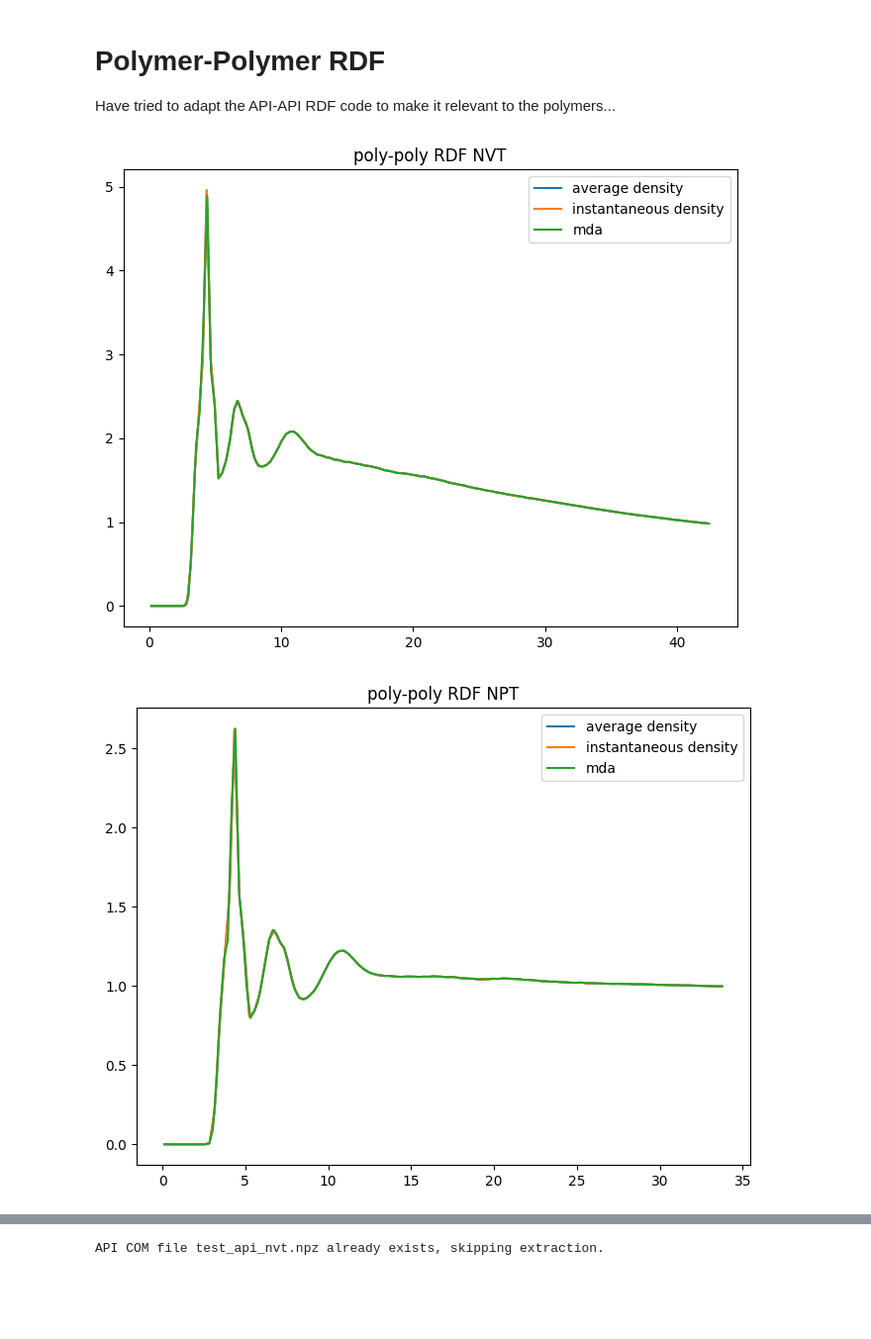
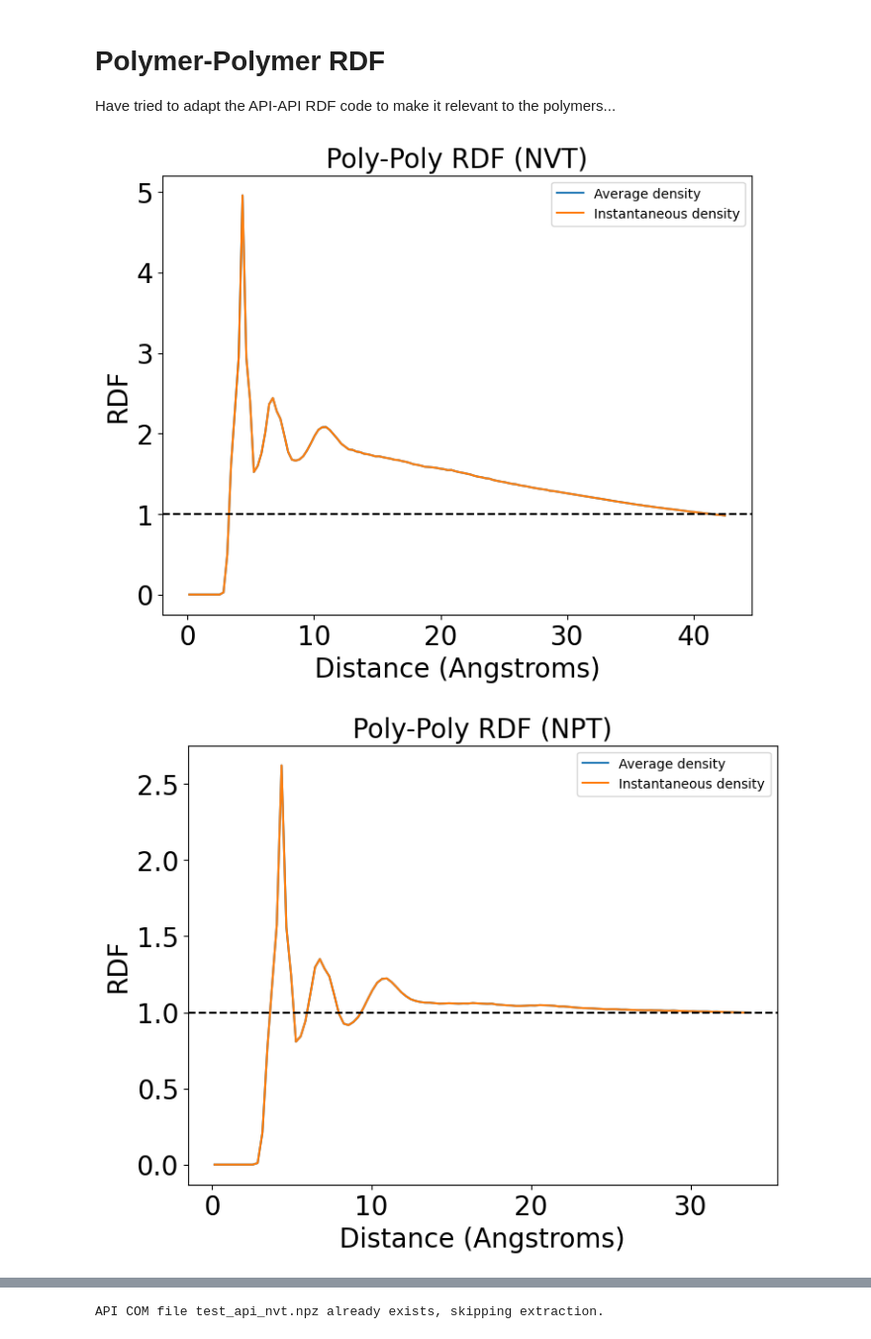
Before and after one commit to Luca-Gasparro/breaking_bad, a Jupyter notebook: rdf/rdf_results.ipynb, the cells around one changed output, grey strips where cells are left out. Shown at 99% size. Drawn from its saved outputs; the diff is of its cells as text; code cells hidden in the pictures; blank space fills up the shorter version.

```diff
--- a/rdf/rdf_results.ipynb
+++ b/rdf/rdf_results.ipynb
@@ -113,7 +156,7 @@ Update: After reading the source code it seems MDAnalysis is using an average de
 Have tried to adapt the API-API RDF code to make it relevant to the polymers...
 # %%
 # ----- NVT Simulation ------
-man_poly_bins_avg_nvt, man_poly_rdf_avg_nvt = rdf_analysis.polymer_polymer_rdf_manual(
+poly_bins_nvt_avg, poly_rdf_nvt_avg = rdf_analysis.polymer_polymer_rdf_manual(
     polymer_topology_file="dry_nvt_polymer.tpr",
     polymer_trajectory_file="dry_nvt_trim_polymers.xtc",
     reference_particle_name="N1",
@@ -121,7 +164,7 @@ man_poly_bins_avg_nvt, man_poly_rdf_avg_nvt = rdf_analysis.polymer_polymer_rdf_m
     instantaneous=False,
     start_time=2000,
 )
-man_poly_bins_inst_nvt, man_poly_rdf_inst_nvt = rdf_analysis.polymer_polymer_rdf_manual(
+poly_bins_nvt_inst, poly_rdf_nvt_inst = rdf_analysis.polymer_polymer_rdf_manual(
     polymer_topology_file="dry_nvt_polymer.tpr",
     polymer_trajectory_file="dry_nvt_trim_polymers.xtc",
     reference_particle_name="N1",
@@ -130,56 +173,45 @@ man_poly_bins_inst_nvt, man_poly_rdf_inst_nvt = rdf_analysis.polymer_polymer_rdf
     start_time=2000,
 )
 
-mda_poly_bins_nvt, mda_poly_rdf_nvt = rdf_analysis.polymer_polymer_rdf(
-    polymer_topology_file="dry_nvt_polymer.tpr",
-    polymer_trajectory_file="dry_nvt_trim_polymers.xtc",
-    polymer_atom_name="N1",
-    start_time=2000,
-    frame_strides=[1],
-)
-
 plt.figure(figsize=(8, 6))
-plt.plot(man_poly_bins_avg_nvt, man_poly_rdf_avg_nvt, label="average density")
-plt.plot(man_poly_bins_inst_nvt, man_poly_rdf_inst_nvt, label="instantaneous density")
-plt.plot(mda_poly_bins_nvt, mda_poly_rdf_nvt[0], label="mda")
-plt.title("poly-poly RDF NVT")
+plt.plot(poly_bins_nvt_avg, poly_rdf_nvt_avg, label="Average density")
+plt.plot(poly_bins_nvt_inst, poly_rdf_nvt_inst, label="Instantaneous density")
+plt.title("Poly-Poly RDF (NVT)", fontsize=20)
+plt.xlabel("Distance (Angstroms)", fontsize=20)
+plt.ylabel("RDF", fontsize=20)
+plt.axhline(y=1, linestyle="--", color="k")
+plt.tick_params(labelsize=20)
 plt.legend()
 plt.savefig("poly_poly_rdf_nvt.png", dpi=300)
 # %% [output]
-[figure, old version]
+[figure, new version]
 # %%
 # ----- NPT Simulation ------
-man_poly_bins_avg_npt, man_poly_rdf_avg_npt = rdf_analysis.polymer_polymer_rdf_manual(
+poly_bins_npt_avg, poly_rdf_npt_avg = rdf_analysis.polymer_polymer_rdf_manual(
     polymer_topology_file="dry_npt_polymer.tpr",
     polymer_trajectory_file="dry_npt_trim_polymers.xtc",
     reference_particle_name="N1",
     bin_width=0.3,
     instantaneous=False,
     start_time=2000,
 )
-man_poly_bins_inst_npt, man_poly_rdf_inst_npt = rdf_analysis.polymer_polymer_rdf_manual(
+poly_bins_npt_inst, poly_rdf_npt_inst = rdf_analysis.polymer_polymer_rdf_manual(
     polymer_topology_file="dry_npt_polymer.tpr",
     polymer_trajectory_file="dry_npt_trim_polymers.xtc",
     reference_particle_name="N1",
     bin_width=0.3,
     instantaneous=True,
     start_time=2000,
 )
-
-mda_poly_bins_npt, mda_poly_rdf_npt = rdf_analysis.polymer_polymer_rdf(
-    polymer_topology_file="dry_npt_polymer.tpr",
-    polymer_trajectory_file="dry_npt_trim_polymers.xtc",
-    polymer_atom_name="N1",
-    start_time=2000,
-    frame_strides=[1],
-)
-
 plt.figure(figsize=(8, 6))
-plt.plot(man_poly_bins_avg_npt, man_poly_rdf_avg_npt, label="average density")
-plt.plot(man_poly_bins_inst_npt, man_poly_rdf_inst_npt, label="instantaneous density")
-plt.plot(mda_poly_bins_npt, mda_poly_rdf_npt[0], label="mda")
-plt.title("poly-poly RDF NPT")
+plt.plot(poly_bins_npt_avg, poly_rdf_npt_avg, label="Average density")
+plt.plot(poly_bins_npt_inst, poly_rdf_npt_inst, label="Instantaneous density")
+plt.title("Poly-Poly RDF (NPT)", fontsize=20)
+plt.xlabel("Distance (Angstroms)", fontsize=20)
+plt.ylabel("RDF", fontsize=20)
+plt.axhline(y=1, linestyle="--", color="k")
+plt.tick_params(labelsize=20)
 plt.legend()
 plt.savefig("poly_poly_rdf_npt.png", dpi=300)
 # %% [output]
-[figure, old version]
+[figure, new version]
```
Also changed, not shown: parts of 12 cells of this notebook.
